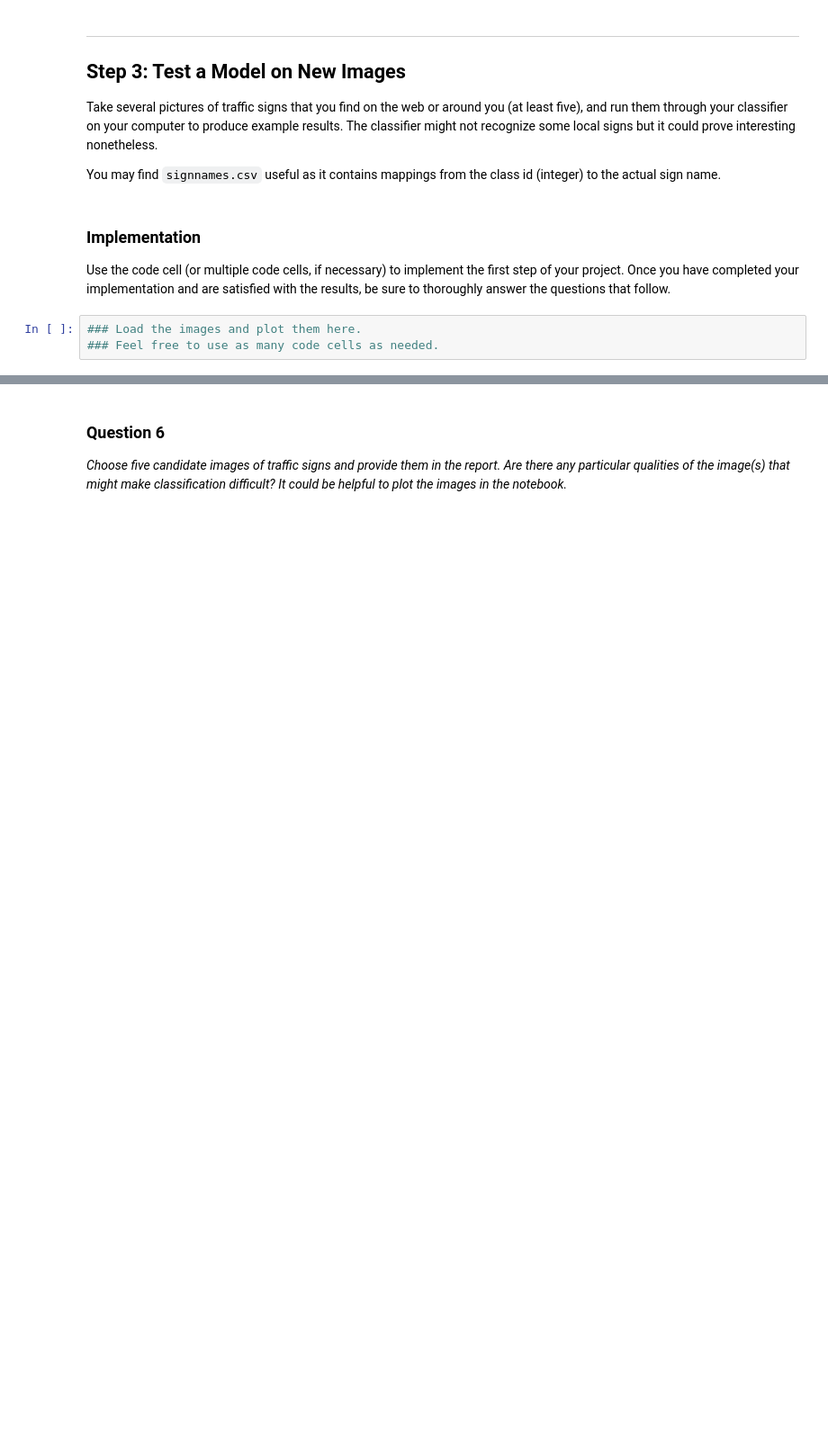
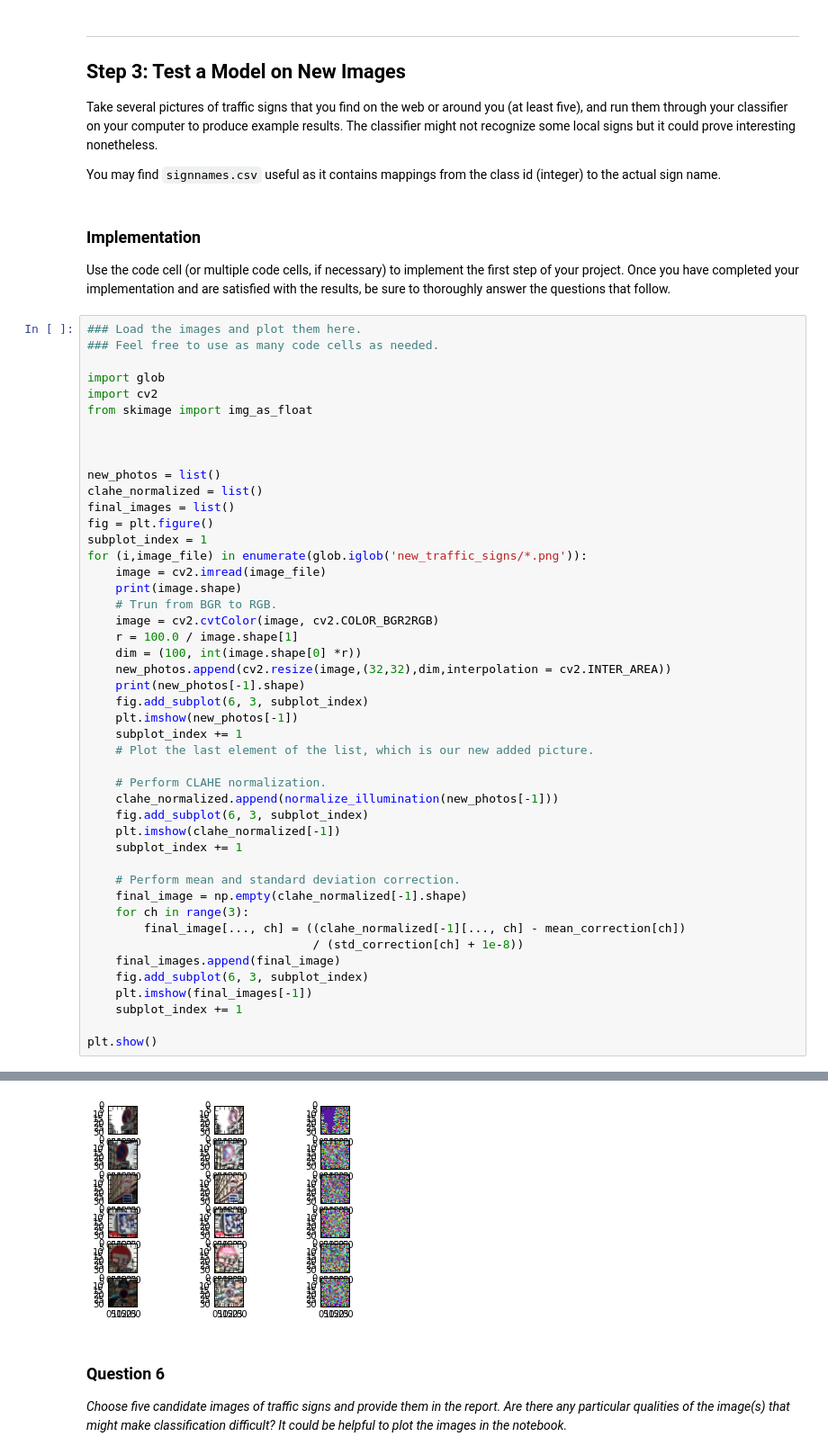
Before and after one commit to abossenbroek/CarND-Traffic-Sign-Classifier-Project, a Jupyter notebook: Traffic_Sign_Classifier.ipynb, the cells around one changed output, grey strips where cells are left out. Shown at 90% size. Drawn from its saved outputs; the diff is of its cells as text; blank space fills up the shorter version.

Commit message:
Finished traffic sign classifier project.

```diff
--- a/Traffic_Sign_Classifier.ipynb
+++ b/Traffic_Sign_Classifier.ipynb
@@ -781,6 +815,50 @@ You may find `signnames.csv` useful as it contains mappings from the class id (i
 ### Implementation
 
 Use the code cell (or multiple code cells, if necessary) to implement the first step of your project. Once you have completed your implementation and are satisfied with the results, be sure to thoroughly answer the questions that follow.
-# %%
-### Load the images and plot them here.
-### Feel free to use as many code cells as needed.
+# %%
+### Load the images and plot them here.
+### Feel free to use as many code cells as needed.
+
+import glob
+import cv2
+from skimage import img_as_float
+
+
+
+new_photos = list()
+clahe_normalized = list()
+final_images = list()
+fig = plt.figure()
+subplot_index = 1
+for (i,image_file) in enumerate(glob.iglob('new_traffic_signs/*.png')):
+    image = cv2.imread(image_file)
+    print(image.shape)
+    # Trun from BGR to RGB.
+    image = cv2.cvtColor(image, cv2.COLOR_BGR2RGB)
+    r = 100.0 / image.shape[1]
+    dim = (100, int(image.shape[0] *r))
+    new_photos.append(cv2.resize(image,(32,32),dim,interpolation = cv2.INTER_AREA))
+    print(new_photos[-1].shape)
+    fig.add_subplot(6, 3, subplot_index)
+    plt.imshow(new_photos[-1])
+    subplot_index += 1
+    # Plot the last element of the list, which is our new added picture.
+
+    # Perform CLAHE normalization.
+    clahe_normalized.append(normalize_illumination(new_photos[-1]))
+    fig.add_subplot(6, 3, subplot_index)
+    plt.imshow(clahe_normalized[-1])
+    subplot_index += 1
+
+    # Perform mean and standard deviation correction.
+    final_image = np.empty(clahe_normalized[-1].shape)
+    for ch in range(3):
+        final_image[..., ch] = ((clahe_normalized[-1][..., ch] - mean_correction[ch])
+                                / (std_correction[ch] + 1e-8))
+    final_images.append(final_image)
+    fig.add_subplot(6, 3, subplot_index)
+    plt.imshow(final_images[-1])
+    subplot_index += 1
+
+plt.show()
+# %% [output]
@@ -787,3 +877,4 @@ Use the code cell (or multiple code cells, if necessary) to implement the first
+[figure, added]
 # %% [markdown]
 ### Question 6
 
```
Also changed, not shown: parts of 18 cells of this notebook, 11 other files.
